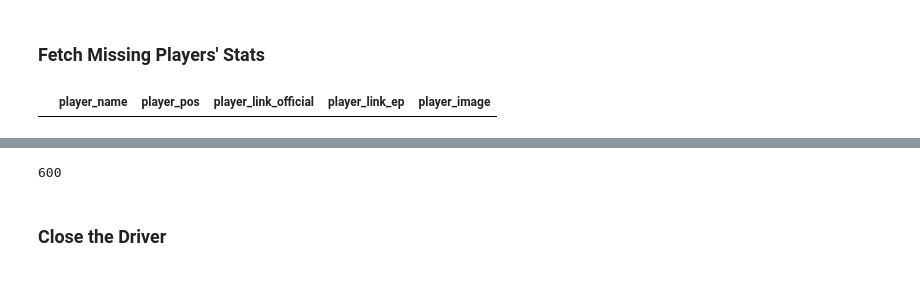
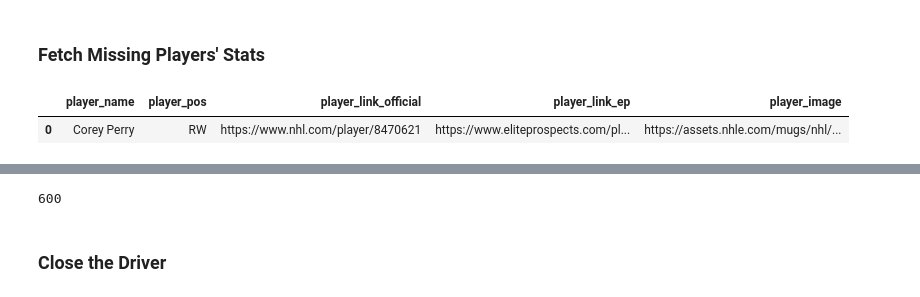
Before and after one commit to shigenogoro/NHL-Prospect-Predictor, a Jupyter notebook: eliteprospects_scraper/nhl_official_data_prep.ipynb, the cells around one changed output, grey strips where cells are left out. Cells and saved outputs as stored; diff of their text form; code cells hidden in the pictures.

```diff
--- a/eliteprospects_scraper/nhl_official_data_prep.ipynb
+++ b/eliteprospects_scraper/nhl_official_data_prep.ipynb
@@ -576,11 +624,12 @@ else:
     unique_players = set()
 # %%
 # Find players in nhl_players_metadata 0-600 not in unique_players
-subset = nhl_skaters_metadata_official_ep_merge_complete_final[0:600]
+subset = nhl_skaters_metadata_official_ep_merge_complete_final[0:700]
 players_to_scrape = subset[~subset['player_name'].isin(unique_players)].reset_index(drop=True)
 players_to_scrape
 # %% [output]
 |  | player_name | player_pos | player_link_official | player_link_ep | player_image |
+| 0 | Corey Perry | RW | https://www.nhl.com/player/8470621 | https://www.eliteprospects.com/pl... | https://assets.nhle.com/mugs/nhl/... |
 # %%
 # Fetch Missing Players' Stats
 get_players_stats_by_batch(players_to_scrape, driver, wait, official_stats_output_path)
```
Also changed, not shown: parts of 4 cells of this notebook, 3 other files.
